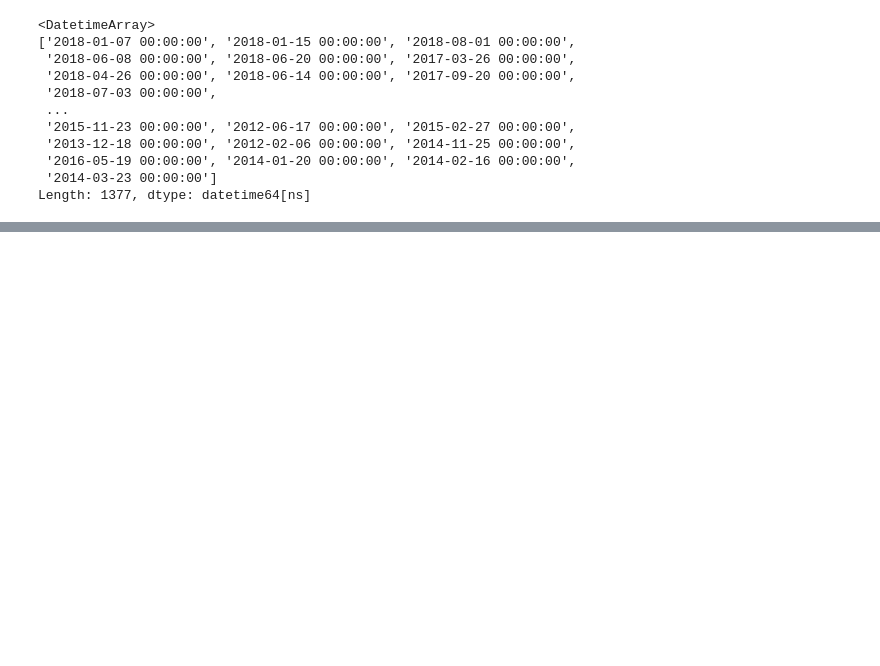
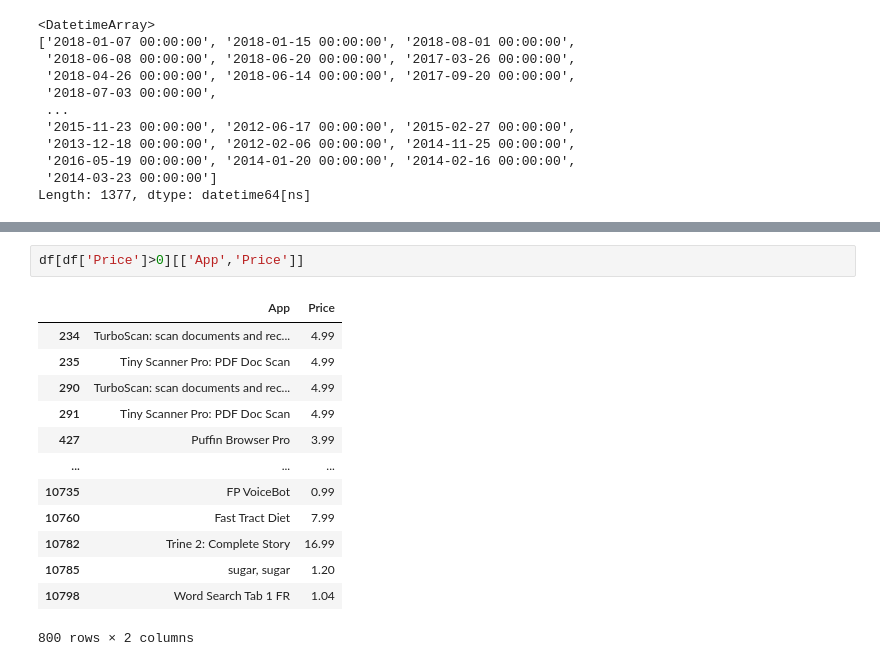
Before and after one commit to tmmendoza29/Python-Experiments, a Jupyter notebook: Google Play Store Apps/Google Play Store Analysis.ipynb, the cells around one changed output, grey strips where cells are left out. Cells and saved outputs as stored; diff of their text form; blank space fills up the shorter version.

```diff
--- a/Google Play Store Apps/Google Play Store Analysis.ipynb
+++ b/Google Play Store Apps/Google Play Store Analysis.ipynb
@@ -295,0 +335,16 @@ df.head()
+# %%
+df[df['Price']>0][['App','Price']]
+# %% [output]
+|  | App | Price |
+| 234 | TurboScan: scan documents and rec... | 4.99 |
+| 235 | Tiny Scanner Pro: PDF Doc Scan | 4.99 |
+| 290 | TurboScan: scan documents and rec... | 4.99 |
+| 291 | Tiny Scanner Pro: PDF Doc Scan | 4.99 |
+| 427 | Puffin Browser Pro | 3.99 |
+| ... | ... | ... |
+| 10735 | FP VoiceBot | 0.99 |
+| 10760 | Fast Tract Diet | 7.99 |
+| 10782 | Trine 2: Complete Story | 16.99 |
+| 10785 | sugar, sugar | 1.20 |
+| 10798 | Word Search Tab 1 FR | 1.04 |
+800 rows × 2 columns
```
Also changed, not shown: parts of 4 cells of this notebook.
